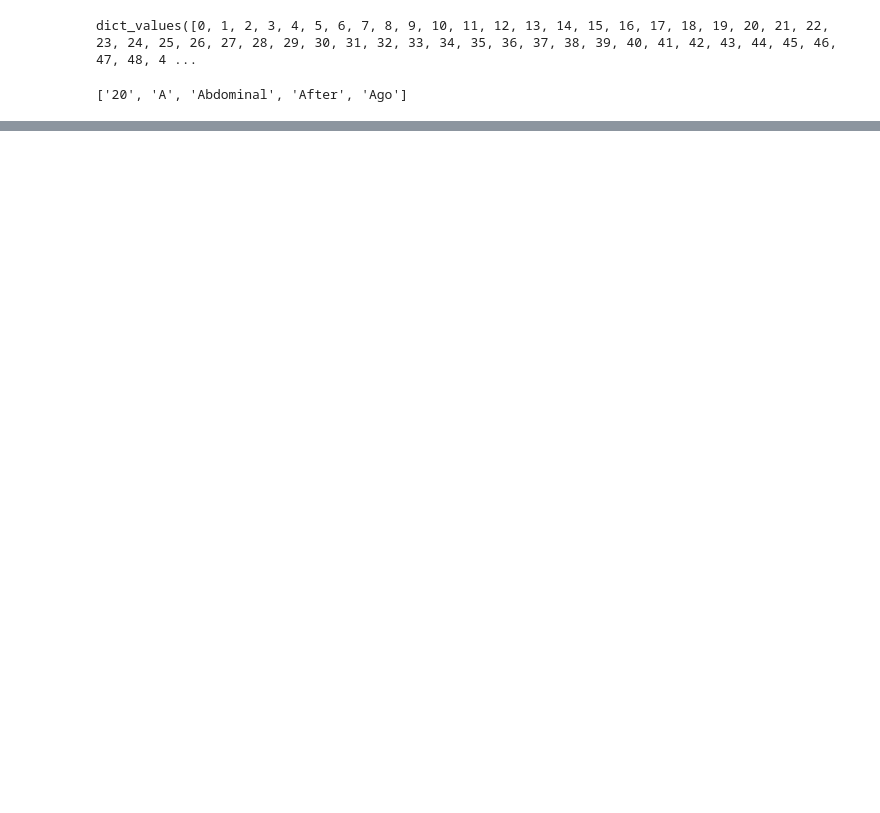
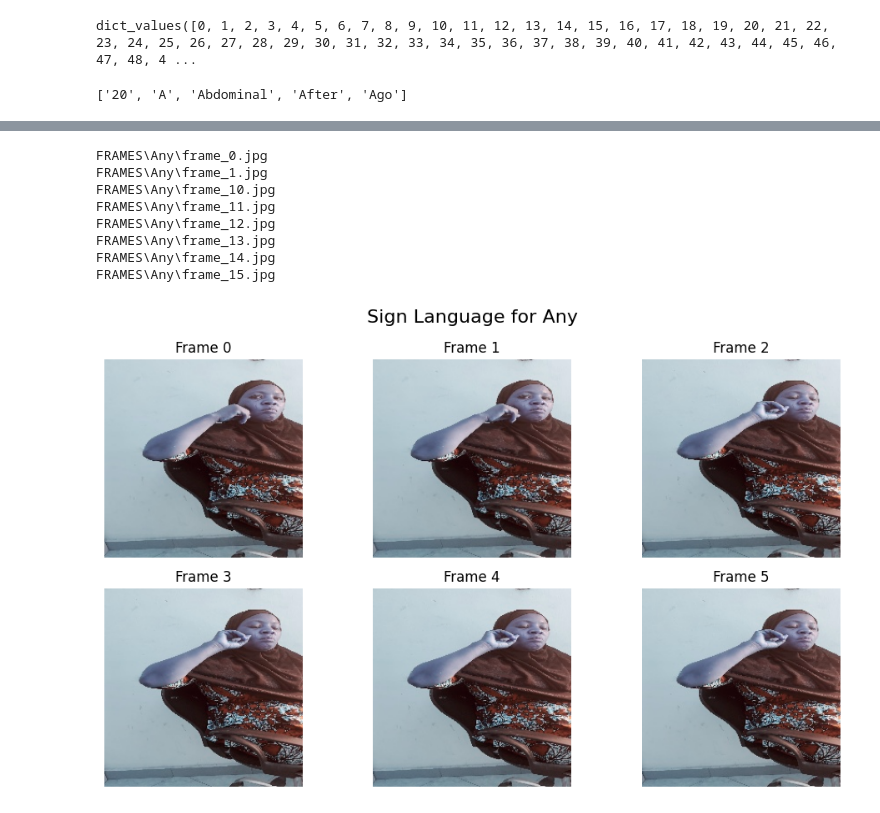
Before and after one commit to BINARY-DIGITAL-HUB/Sign-language-translation, a Jupyter notebook: code.ipynb, the cells around one changed output, grey strips where cells are left out. Cells and saved outputs as stored; diff of their text form; code cells hidden in the pictures; blank space fills up the shorter version.

```diff
--- a/code.ipynb
+++ b/code.ipynb
@@ -423,0 +618,14 @@ KeyboardInterrupt:
+# %%
+any_frames_path = frame_data_paths['Any'][:8]
+images = get_numpy_samples(any_frames_path)
+plot_images(images, 'Any')
+# %% [output]
+FRAMES\Any\frame_0.jpg
+FRAMES\Any\frame_1.jpg
+FRAMES\Any\frame_10.jpg
+FRAMES\Any\frame_11.jpg
+FRAMES\Any\frame_12.jpg
+FRAMES\Any\frame_13.jpg
+FRAMES\Any\frame_14.jpg
+FRAMES\Any\frame_15.jpg
+[figure, added]
```
Also changed, not shown: parts of 29 cells of this notebook.
